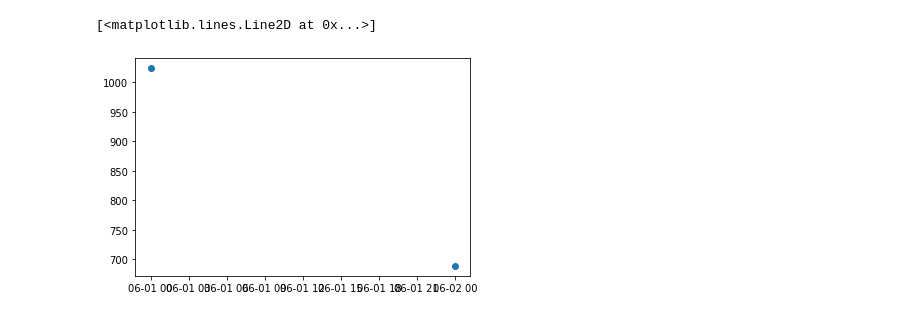
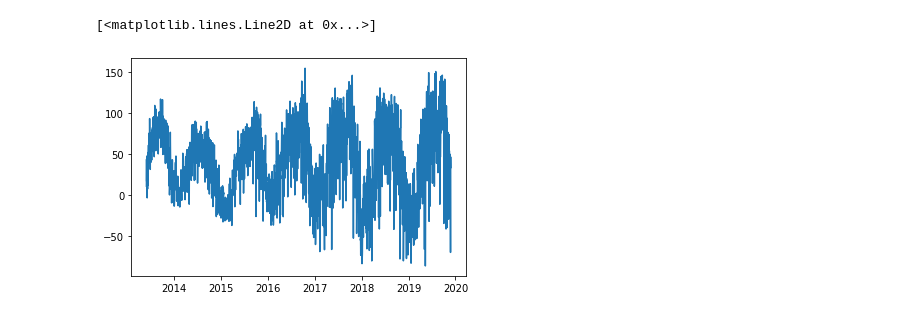
Before and after one commit to ivdim1999/Datathon2020, a Jupyter notebook: sample_by_date.ipynb, the cells around one changed output. Cells and saved outputs as stored; diff of their text form; code cells hidden in the pictures.

```diff
--- a/sample_by_date.ipynb
+++ b/sample_by_date.ipynb
@@ -44,0 +76,5 @@ resampled_df['usertype'] = df1['usertype'].resample('D').mean()
+# %%
+resampled_df = resampled_df.dropna()
+date_before_limit = pd.Timestamp(2019, 11, 27)
+resampled_df = resampled_df[resampled_df.index < date_before_limit]
+resampled_df
@@ -51,0 +475,8 @@ resampled_df
+# %%
+df_annual_bike = pd.DataFrame()
+df_annual_bike['tripduration'] = resampled_df['tripduration'].resample('Y').mean()
+df_annual_bike['birthyear'] = resampled_df['birthyear'].resample('Y').mean()
+df_annual_bike['gender'] = resampled_df['gender'].resample('Y').mean() #mode()
+df_annual_bike['usertype'] = resampled_df['usertype'].resample('Y').mean()
+df_annual_bike['tripcnt'] = resampled_df['tripcnt'].resample('Y').sum()
+df_annual_bike
@@ -51,0 +500,2 @@ resampled_df
+# %%
+reg = LinearRegression().fit((np.array(df_annual_bike.index.year) - 2013).reshape(-1, 1), df_annual_bike['tripcnt'])
@@ -51,0 +510,5 @@ resampled_df
+# %%
+bike_oscillations = pd.DataFrame()
+date_before = pd.Timestamp(2013, 1, 1)
+bike_oscillations['tripcnt'] = resampled_df['tripcnt'] - (pd.to_datetime(resampled_df.index) - pd.to_datetime(date_before)).total_seconds() * reg.coef_[0] / 365 / 24 / 3600 / 365
+(pd.to_datetime(resampled_df.index) - pd.to_datetime(date_before)).total_seconds()  / 24 / 3600 /365
@@ -52,5 +526,5 @@ resampled_df
 # %%
-plt.plot(resampled_df.index, resampled_df['tripduration'],'o')
+plt.plot(bike_oscillations.index, bike_oscillations['tripcnt'])
 # %% [output]
 [<matplotlib.lines.Line2D at 0x...>]
-[figure, old version]
+[figure, new version]
```
Also changed, not shown: parts of 64 cells of this notebook.
